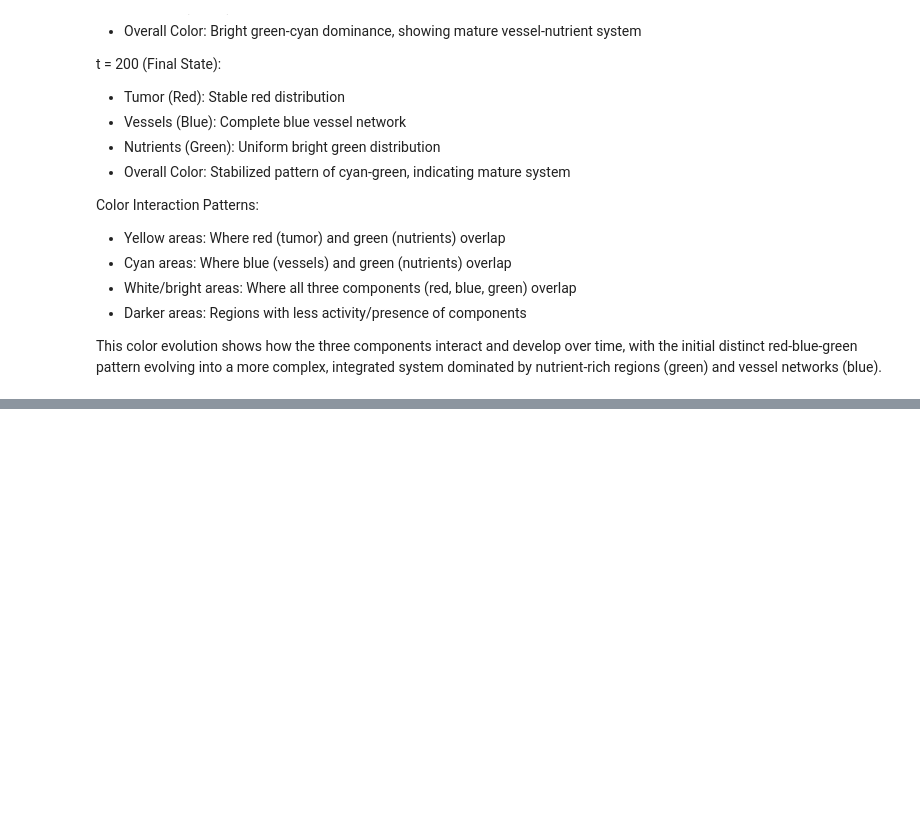
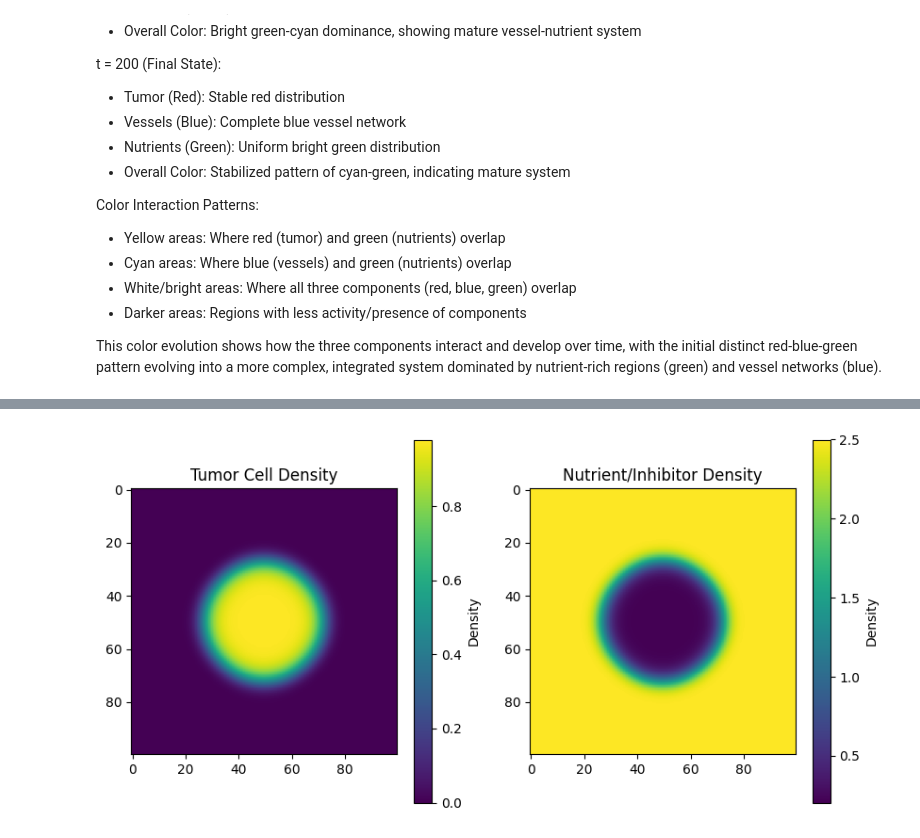
Before and after one commit to MMIV-ML/BMED365-2025, a Jupyter notebook: Lab5-Comp-Mod/notebooks/02-tumor-growth.ipynb, the cells around one changed output, grey strips where cells are left out. Saved outputs shown, nothing was run; the diff lists cells and outputs as text; code cells hidden in the pictures; blank space fills up the shorter version.

```diff
--- a/Lab5-Comp-Mod/notebooks/02-tumor-growth.ipynb
+++ b/Lab5-Comp-Mod/notebooks/02-tumor-growth.ipynb
@@ -357,0 +642,65 @@ This color evolution shows how the three components interact and develop over ti
+# %%
+import numpy as np
+import matplotlib.pyplot as plt
+from scipy.ndimage import gaussian_filter
+
+# Parameters
+Nx, Ny = 100, 100  # Grid size (100x100 2D domain)
+dx = 1.0  # Grid spacing
+dt = 0.01  # Time step
+T = 100  # Total simulation time
+Du, Dv = 0.1, 0.05  # Diffusion coefficients
+r, K, alpha = 0.1, 1.0, 0.01  # Tumor growth parameters
+beta, gamma = 0.02, 0.1  # Nutrient parameters
+
+# Initialize 2D grids
+x = np.linspace(0, Nx*dx, Nx)
+y = np.linspace(0, Ny*dx, Ny)
+X, Y = np.meshgrid(x, y)
+
+# Initial conditions: Tumor seed and uniform nutrient
+u = np.zeros((Nx, Ny))
+v = np.ones((Nx, Ny)) * 0.5  # Uniform initial nutrient level
+# Tumor seed as a 2D circular region
+center = (Nx//2, Ny//2)
+radius = 10
+dist = np.sqrt((X - center[0]*dx)**2 + (Y - center[1]*dx)**2)
+u[dist < radius] = 0.5  # Initial tumor density in circular region
+
+# Smooth initial conditions with Gaussian filter
+u = gaussian_filter(u, sigma=1)
+v = gaussian_filter(v, sigma=1)
+
+# Time-stepping loop
+for t in range(int(T/dt)):
+    # Compute 2D Laplacian using finite differences
+    u_xx = (np.roll(u, 1, axis=0) + np.roll(u, -1, axis=0) - 2*u) / dx**2
+    u_yy = (np.roll(u, 1, axis=1) + np.roll(u, -1, axis=1) - 2*u) / dx**2
+    v_xx = (np.roll(v, 1, axis=0) + np.roll(v, -1, axis=0) - 2*v) / dx**2
+    v_yy = (np.roll(v, 1, axis=1) + np.roll(v, -1, axis=1) - 2*v) / dx**2
+
+    # Reaction terms
+    f = r * u * (1 - u/K) - alpha * u * v
+    g = beta - gamma * u * v
+
+    # Update using explicit Euler method
+    u += dt * (Du * (u_xx + u_yy) + f)
+    v += dt * (Dv * (v_xx + v_yy) + g)
+
+    # Ensure non-negative concentrations
+    u = np.clip(u, 0, None)
+    v = np.clip(v, 0, None)
+
+# Visualization of the 2D tumor and nutrient fields
+plt.figure(figsize=(10, 5))
+plt.subplot(1, 2, 1)
+plt.imshow(u, cmap='viridis')
+plt.title('Tumor Cell Density')
+plt.colorbar(label='Density')
+plt.subplot(1, 2, 2)
+plt.imshow(v, cmap='viridis')
+plt.title('Nutrient/Inhibitor Density')
+plt.colorbar(label='Density')
+plt.show()
+# %% [output]
+[figure, added]
```
Also changed, not shown: parts of 10 cells of this notebook, 1 other file.
